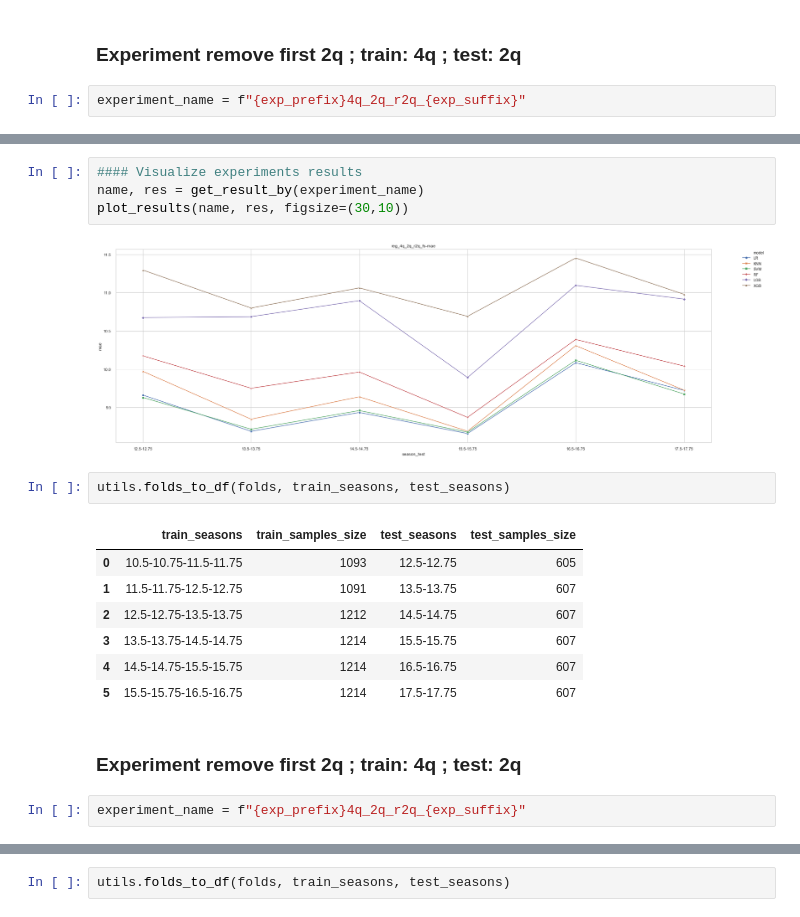
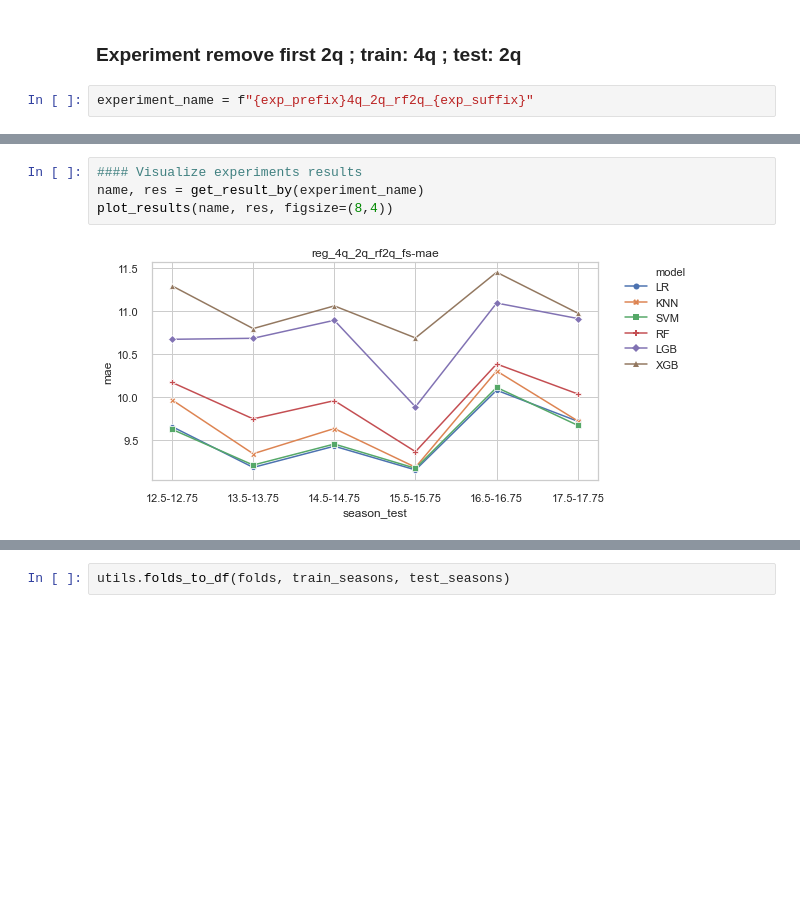
Before and after one commit to ncalderon/nba-predictor, a Jupyter notebook: nba_point_spread_reg.ipynb, the cells around one changed output, grey strips where cells are left out. Saved outputs shown, nothing was run; the diff lists cells and outputs as text; blank space fills up the shorter version.

```diff
--- a/nba_point_spread_reg.ipynb
+++ b/nba_point_spread_reg.ipynb
@@ -824,7 +796,7 @@ utils.folds_to_df(folds, train_seasons, test_seasons)
 # %% [markdown]
 ### Experiment remove first 2q ; train: 4q ; test: 2q
 # %%
-experiment_name = f"{exp_prefix}4q_2q_r2q_{exp_suffix}"
+experiment_name = f"{exp_prefix}4q_2q_rf2q_{exp_suffix}"
 # %%
 del_result_by(experiment_name)
 
@@ -849,20 +821,6 @@ Done
 # %%
 #### Visualize experiments results
 name, res = get_result_by(experiment_name)
-plot_results(name, res, figsize=(30,10))
+plot_results(name, res, figsize=(8,4))
 # %% [output]
-[figure, old version]
+[figure, new version]
-# %%
-utils.folds_to_df(folds, train_seasons, test_seasons)
-# %% [output]
-|  | train_seasons | train_samples_size | test_seasons | test_samples_size |
-| 0 | 10.5-10.75-11.5-11.75 | 1093 | 12.5-12.75 | 605 |
-| 1 | 11.5-11.75-12.5-12.75 | 1091 | 13.5-13.75 | 607 |
-| 2 | 12.5-12.75-13.5-13.75 | 1212 | 14.5-14.75 | 607 |
-| 3 | 13.5-13.75-14.5-14.75 | 1214 | 15.5-15.75 | 607 |
-| 4 | 14.5-14.75-15.5-15.75 | 1214 | 16.5-16.75 | 607 |
-| 5 | 15.5-15.75-16.5-16.75 | 1214 | 17.5-17.75 | 607 |
-# %% [markdown]
-### Experiment remove first 2q ; train: 4q ; test: 2q
-# %%
-experiment_name = f"{exp_prefix}4q_2q_r2q_{exp_suffix}"
```
Also changed, not shown: parts of 17 cells of this notebook, 1 other file.
